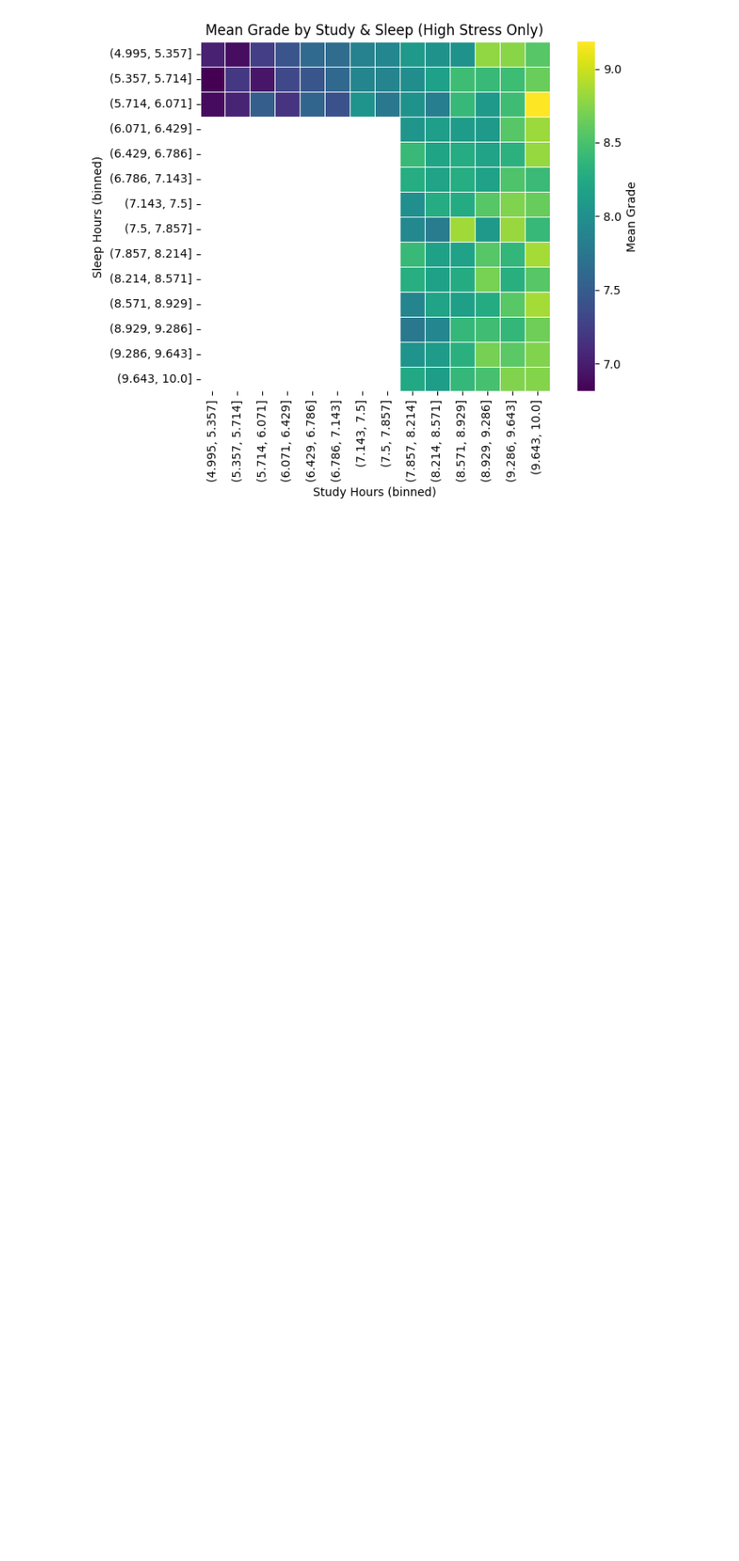
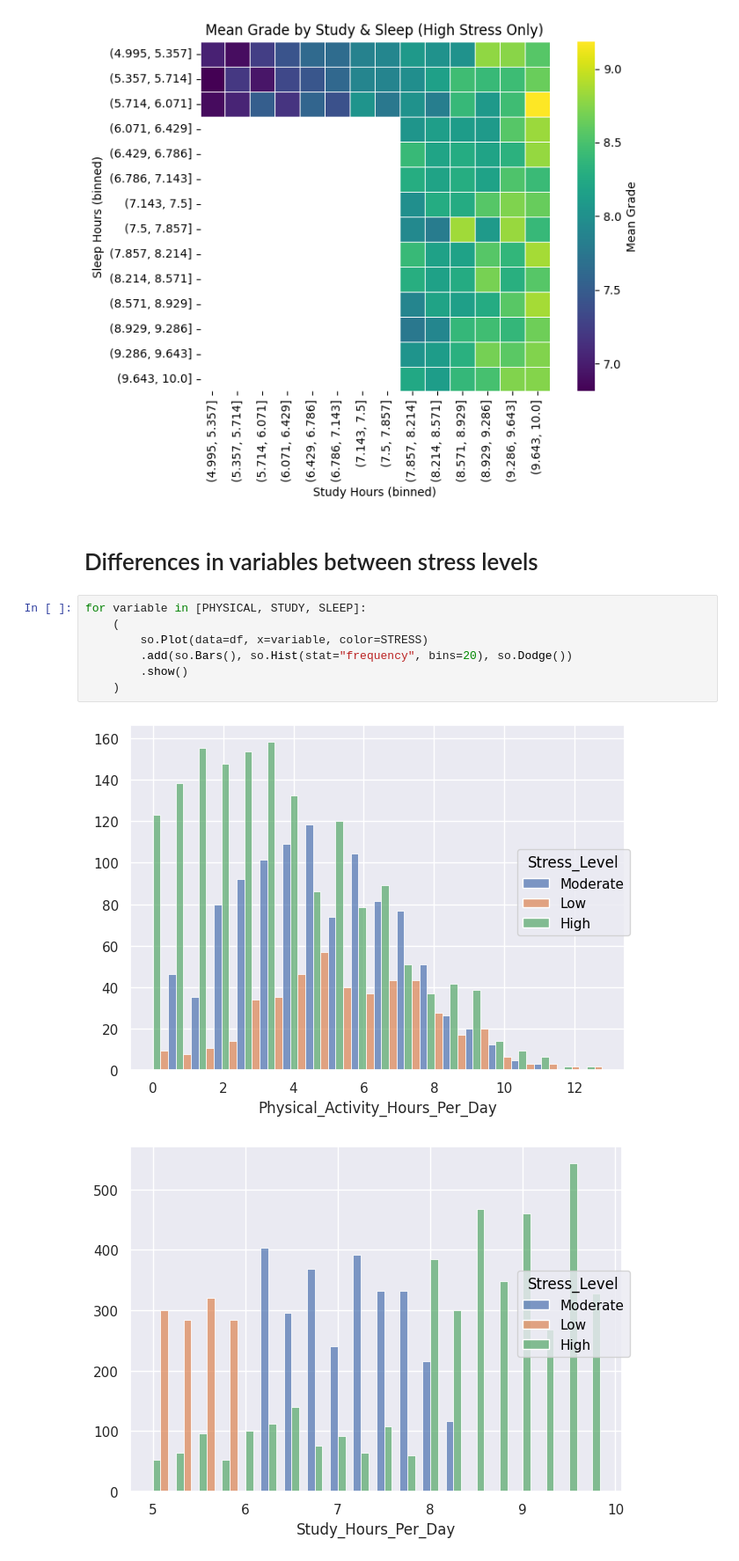
Before and after one commit to vramaiah/student-success-factors, a Jupyter notebook: student_success.ipynb, the cells around one changed output. Shown at 88% size. Cells and saved outputs as stored; diff of their text form; blank space fills up the shorter version.

Commit message:
feat: Show relationships between stress and other variables

```diff
--- a/student_success.ipynb
+++ b/student_success.ipynb
@@ -222,3 +222,15 @@ Try using .loc[row_indexer,col_indexer] = value instead
 See the caveats in the documentation: https://pandas.pydata.org/pandas-docs/stable/user_guide/indexing.html#returning-a-view-versus-a-copy
   high['sleep_bin'] = pd.cut(high[SLEEP], bins=bins)
 [figure]
+# %% [markdown]
+# Differences in variables between stress levels
+# %%
+for variable in [PHYSICAL, STUDY, SLEEP]:
+    (
+        so.Plot(data=df, x=variable, color=STRESS)
+        .add(so.Bars(), so.Hist(stat="frequency", bins=20), so.Dodge())
+        .show()
+    )
+# %% [output]
+[figure, added]
+[figure, added]
```
Also changed, not shown: parts of 3 cells of this notebook.
